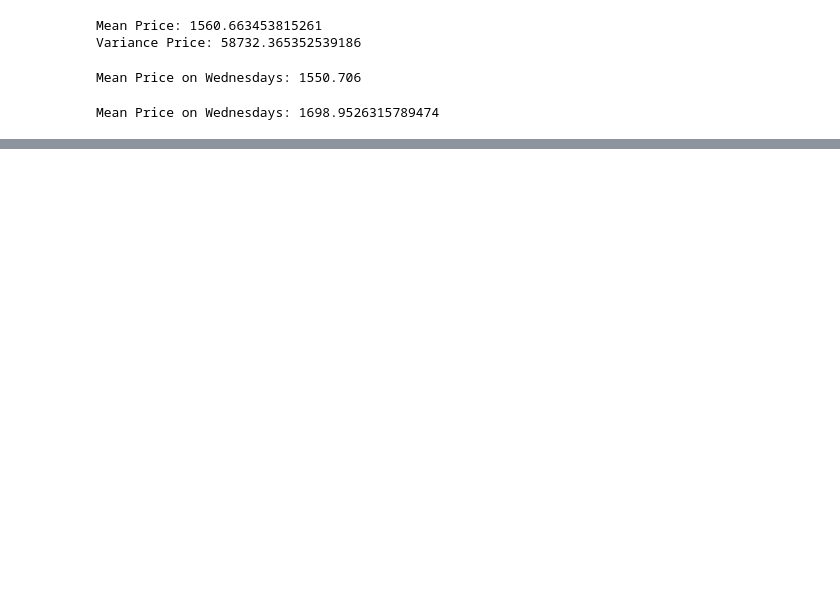
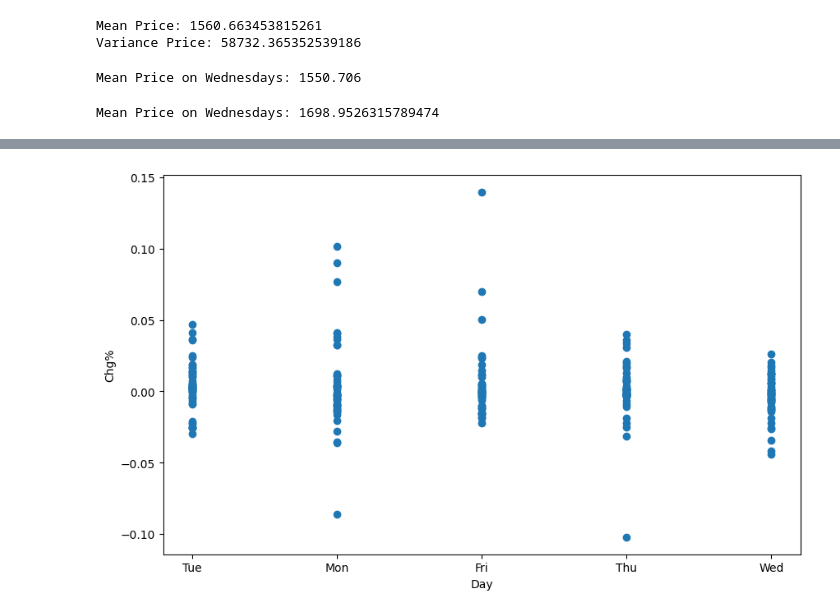
Before and after one commit to AdityaElango/AdityaElango_ML_Lab, a Jupyter notebook: Bl_en_u4cse22009_lab2.ipynb, the cells around one changed output, grey strips where cells are left out. Cells and saved outputs as stored; diff of their text form; code cells hidden in the pictures; blank space fills up the shorter version.

```diff
--- a/Bl_en_u4cse22009_lab2.ipynb
+++ b/Bl_en_u4cse22009_lab2.ipynb
@@ -156,0 +174,16 @@ Mean Price on Wednesdays: 1698.9526315789474
+# %%
+import matplotlib.pyplot as plt
+import pandas as pd
+
+# Load the data
+file_path = 'Lab Session Data.xlsx'
+sheet_name = 'IRCTC Stock Price'
+data = pd.read_excel(file_path, sheet_name=sheet_name)
+
+plt.figure(figsize=(10, 6))
+plt.scatter(data['Day'], data['Chg%'])
+plt.xlabel('Day')
+plt.ylabel('Chg%')
+plt.show()
+# %% [output]
+[figure, added]
```
Also changed, not shown: parts of 12 cells of this notebook, 3 other files.
